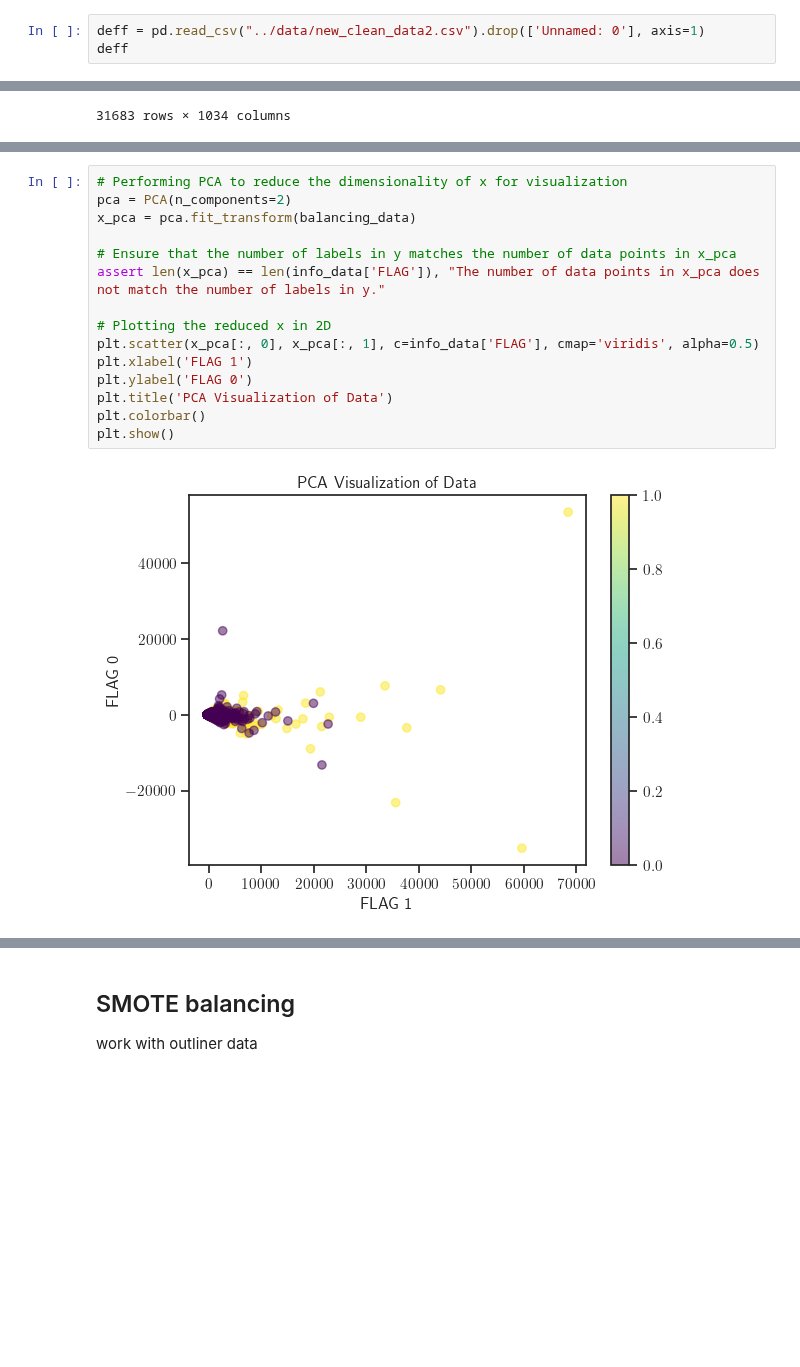
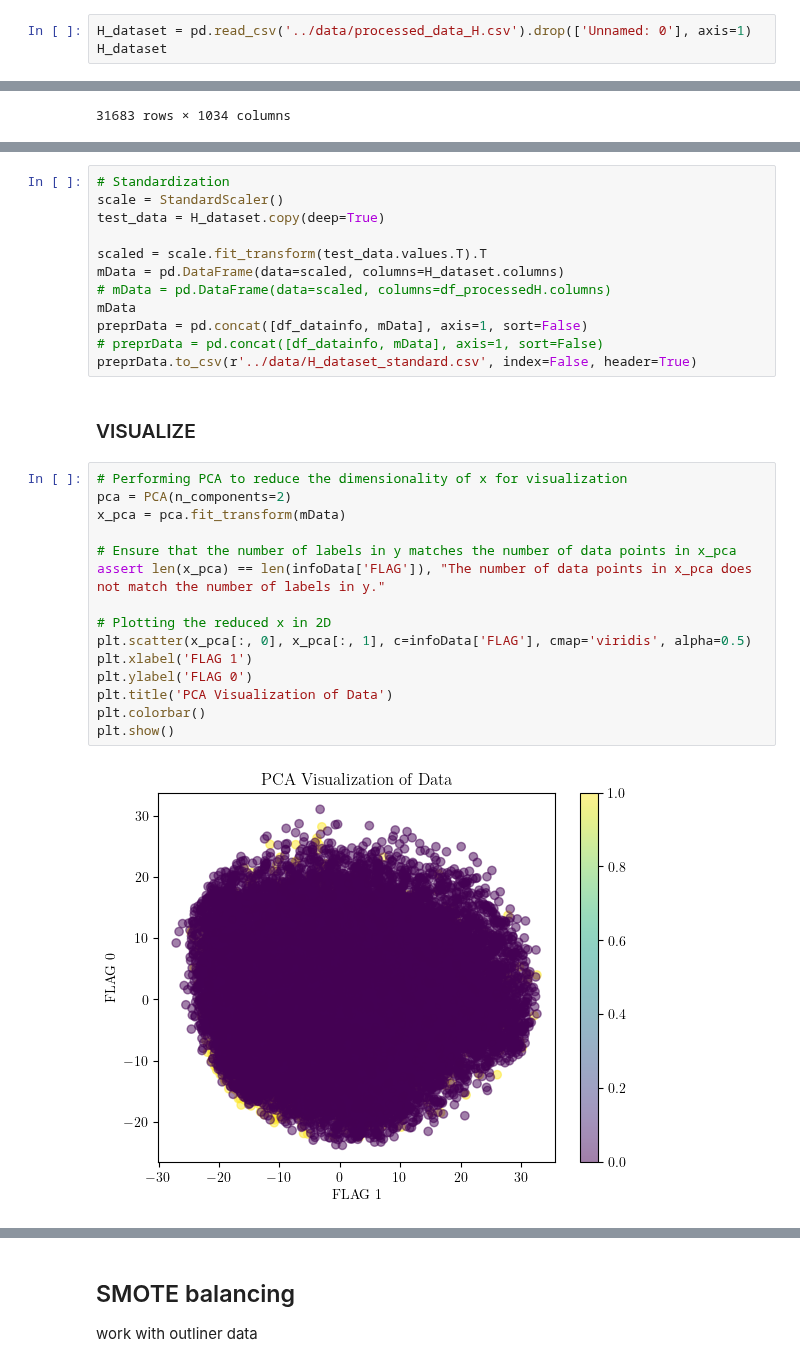
Before and after one commit to d41sys/electric-theft-detection, a Jupyter notebook: notebooks/preprocessing.ipynb, the cells around one changed output, grey strips where cells are left out. Drawn from its saved outputs; the diff is of its cells as text; blank space fills up the shorter version.

```diff
--- a/notebooks/preprocessing.ipynb
+++ b/notebooks/preprocessing.ipynb
@@ -312,6 +278,6 @@ balancing_data
 # %%
-deff = pd.read_csv("../data/new_clean_data2.csv").drop(['Unnamed: 0'], axis=1)
-deff
+H_dataset = pd.read_csv('../data/processed_data_H.csv').drop(['Unnamed: 0'], axis=1)
+H_dataset
 # %% [output]
 |  | 2014-01-01 | 2014-01-02 | 2014-01-03 | 2014-01-04 | 2014-01-05 | 2014-01-06 | 2014-01-07 | 2014-01-08 | ... |
 | 0 | 0.00 | 0.00 | 0.00 | 0.00 | 0.00 | 0.00 | 0.00 | 0.00 | ... |
@@ -343,17 +309,31 @@ preprData.to_csv(r'../data/processed_data.csv', index=False, header=True)
+# %%
+# Standardization
+scale = StandardScaler()
+test_data = H_dataset.copy(deep=True)
+
+scaled = scale.fit_transform(test_data.values.T).T
+mData = pd.DataFrame(data=scaled, columns=H_dataset.columns)
+# mData = pd.DataFrame(data=scaled, columns=df_processedH.columns)
+mData
+preprData = pd.concat([df_datainfo, mData], axis=1, sort=False)
+# preprData = pd.concat([df_datainfo, mData], axis=1, sort=False)
+preprData.to_csv(r'../data/H_dataset_standard.csv', index=False, header=True)
+# %% [markdown]
+### VISUALIZE
 # %%
 # Performing PCA to reduce the dimensionality of x for visualization
 pca = PCA(n_components=2)
-x_pca = pca.fit_transform(balancing_data)
+x_pca = pca.fit_transform(mData)
 
 # Ensure that the number of labels in y matches the number of data points in x_pca
-assert len(x_pca) == len(info_data['FLAG']), "The number of data points in x_pca does not match the number of labels in y."
+assert len(x_pca) == len(infoData['FLAG']), "The number of data points in x_pca does not match the number of labels in y."
 
 # Plotting the reduced x in 2D
-plt.scatter(x_pca[:, 0], x_pca[:, 1], c=info_data['FLAG'], cmap='viridis', alpha=0.5)
+plt.scatter(x_pca[:, 0], x_pca[:, 1], c=infoData['FLAG'], cmap='viridis', alpha=0.5)
 plt.xlabel('FLAG 1')
 plt.ylabel('FLAG 0')
 plt.title('PCA Visualization of Data')
 plt.colorbar()
 plt.show()
 # %% [output]
-[figure, old version]
+[figure, new version]
```
Also changed, not shown: parts of 66 cells of this notebook, 15 other files.
